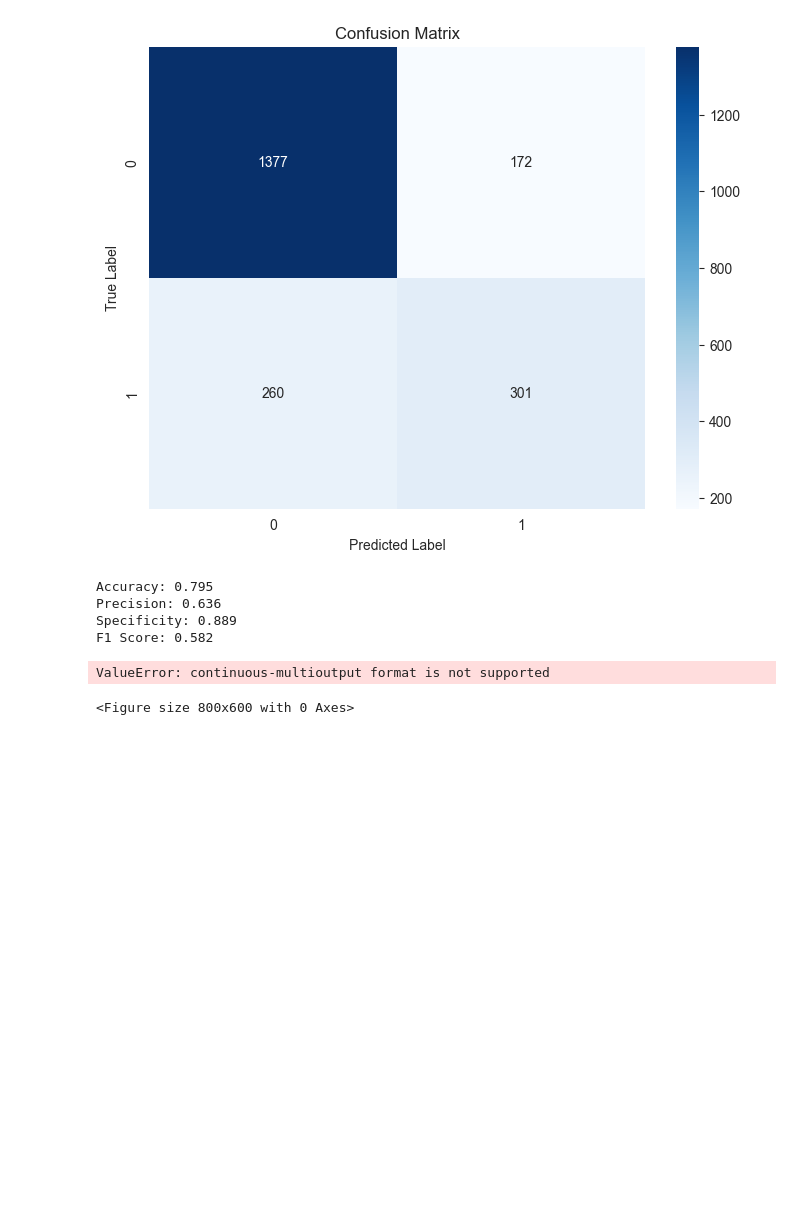
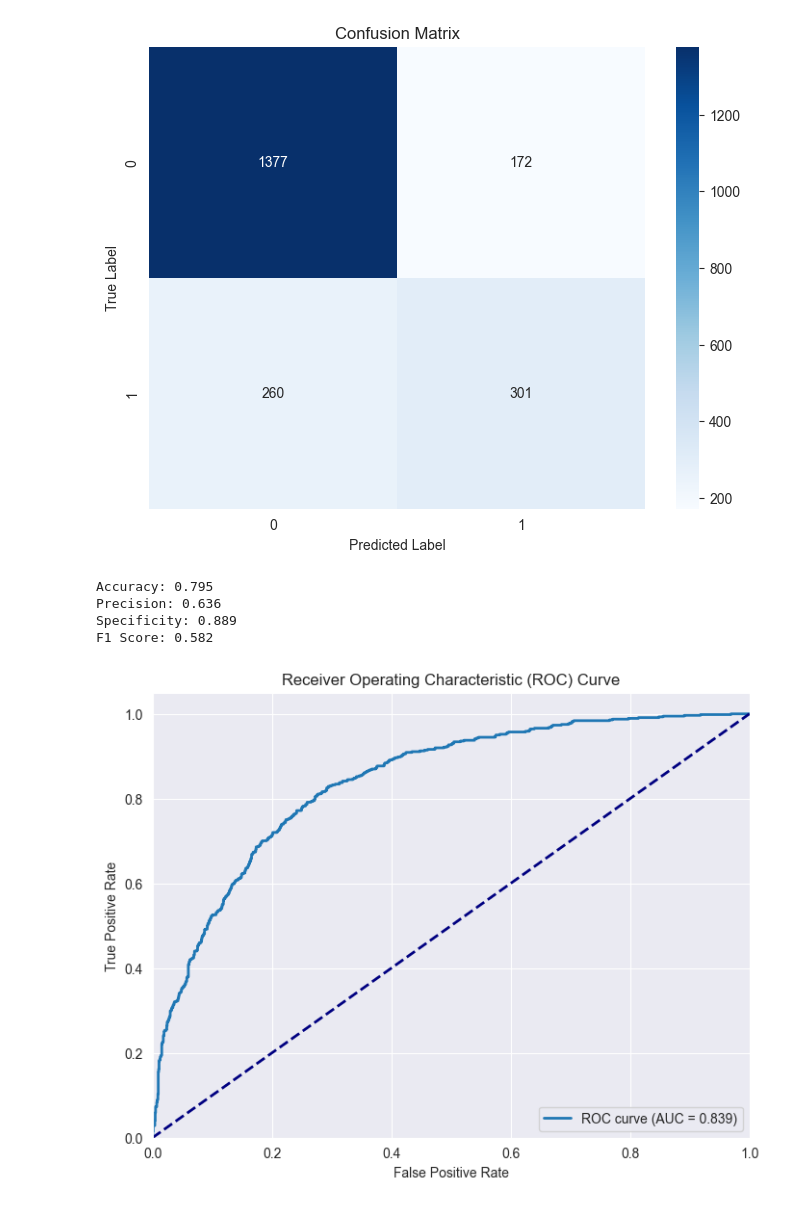
Before and after one commit to TouKhen/bloc-3, a Jupyter notebook: notebooks/data-explo-clean.ipynb, the cells around one changed output. Cells and saved outputs as stored; diff of their text form; code cells hidden in the pictures; blank space fills up the shorter version.

Commit message:
Cleaned typos, added logistic analysis, added linear regression model, added predicts, added comments

```diff
--- a/notebooks/data-explo-clean.ipynb
+++ b/notebooks/data-explo-clean.ipynb
@@ -99,10 +99,10 @@ from sklearn.metrics import accuracy_score
 # %% [markdown]
 1. Logistic Regression
 # %%
-logregModel = Models(df_clean, X_dummies)
-logreg = logregModel.logistic_regression()
-predictions = logregModel.predict_lr(logreg)
-print(f'Accuracy: {accuracy_score(logregModel.y_test, predictions):.3f}')
+log_reg_model = Models(df_clean, X_dummies)
+log_reg = log_reg_model.logistic_regression()
+predictions = log_reg_model.universal_predict(log_reg)
+print(f'Accuracy: {accuracy_score(log_reg_model.y_test, predictions):.3f}')
 # %% [output]
 Accuracy: 0.795
 # %%
@@ -118,7 +118,6 @@ Precision: 0.636
 Specificity: 0.889
 F1 Score: 0.582
 # %%
-viz.roc_curve(logreg.predict_proba(logregModel.X_test)[:, 1], logregModel.X_test, logregModel.y_test)
+viz.roc_curve(log_reg.predict_proba(log_reg_model.X_test)[:, 1], log_reg_model.y_test)
 # %% [output]
-ValueError: continuous-multioutput format is not supported
-<Figure size 800x600 with 0 Axes>
+[figure, added]
```
Also changed, not shown: parts of 5 cells of this notebook, 3 other files.
